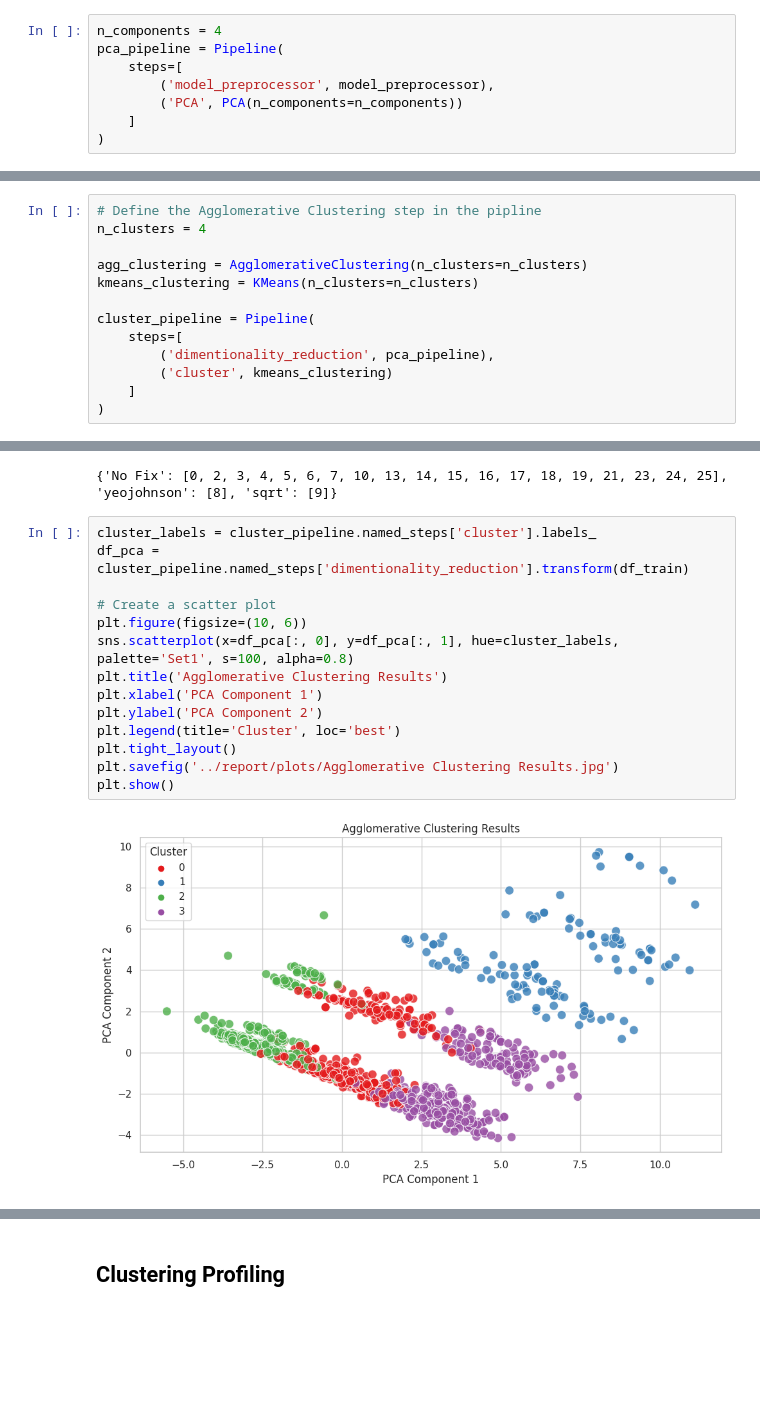
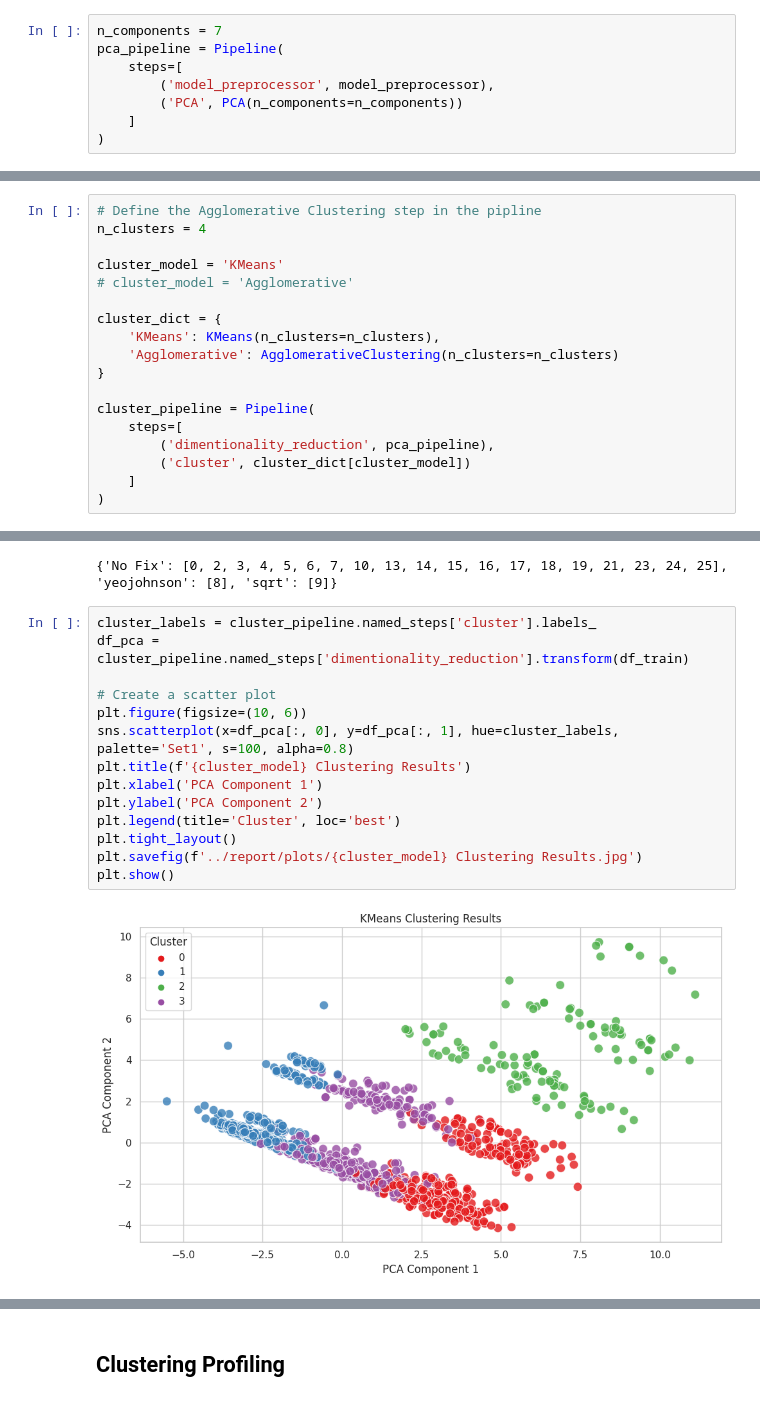
Before and after one commit to AhmedYousriSobhi/customer_segmentation, a Jupyter notebook: cluster/customer_segmentation.ipynb, the cells around one changed output, grey strips where cells are left out. Cells and saved outputs as stored; diff of their text form; blank space fills up the shorter version.

```diff
--- a/cluster/customer_segmentation.ipynb
+++ b/cluster/customer_segmentation.ipynb
@@ -187,7 +173,7 @@ plt.show()
 Dataset shape:  (1994, 36)
 [figure]
 # %%
-n_components = 4
+n_components = 7
 pca_pipeline = Pipeline(
     steps=[
         ('model_preprocessor', model_preprocessor),
@@ -264,13 +251,18 @@ plt.show()
 # Define the Agglomerative Clustering step in the pipline
 n_clusters = 4
 
-agg_clustering = AgglomerativeClustering(n_clusters=n_clusters)
-kmeans_clustering = KMeans(n_clusters=n_clusters)
+cluster_model = 'KMeans'
+# cluster_model = 'Agglomerative'
+
+cluster_dict = {
+    'KMeans': KMeans(n_clusters=n_clusters),
+    'Agglomerative': AgglomerativeClustering(n_clusters=n_clusters)
+}
 
 cluster_pipeline = Pipeline(
     steps=[
         ('dimentionality_reduction', pca_pipeline),
-        ('cluster', kmeans_clustering)
+        ('cluster', cluster_dict[cluster_model])
     ]
 )
 # %%
@@ -321,19 +313,19 @@ yhat_train['Clusters'] = clusters_pred
 # %%
 cluster_labels = cluster_pipeline.named_steps['cluster'].labels_
 df_pca = cluster_pipeline.named_steps['dimentionality_reduction'].transform(df_train)
 
 # Create a scatter plot
 plt.figure(figsize=(10, 6))
 sns.scatterplot(x=df_pca[:, 0], y=df_pca[:, 1], hue=cluster_labels, palette='Set1', s=100, alpha=0.8)
-plt.title('Agglomerative Clustering Results')
+plt.title(f'{cluster_model} Clustering Results')
 plt.xlabel('PCA Component 1')
 plt.ylabel('PCA Component 2')
 plt.legend(title='Cluster', loc='best')
 plt.tight_layout()
-plt.savefig('../report/plots/Agglomerative Clustering Results.jpg')
+plt.savefig(f'../report/plots/{cluster_model} Clustering Results.jpg')
 plt.show()
 # %% [output]
-[figure, old version]
+[figure, new version]
 # %%
 # Transform your training data using PCA
 X_pca = cluster_pipeline.named_steps['dimentionality_reduction'].transform(df_train)
```
Also changed, not shown: parts of 11 cells of this notebook, 19 other files.
